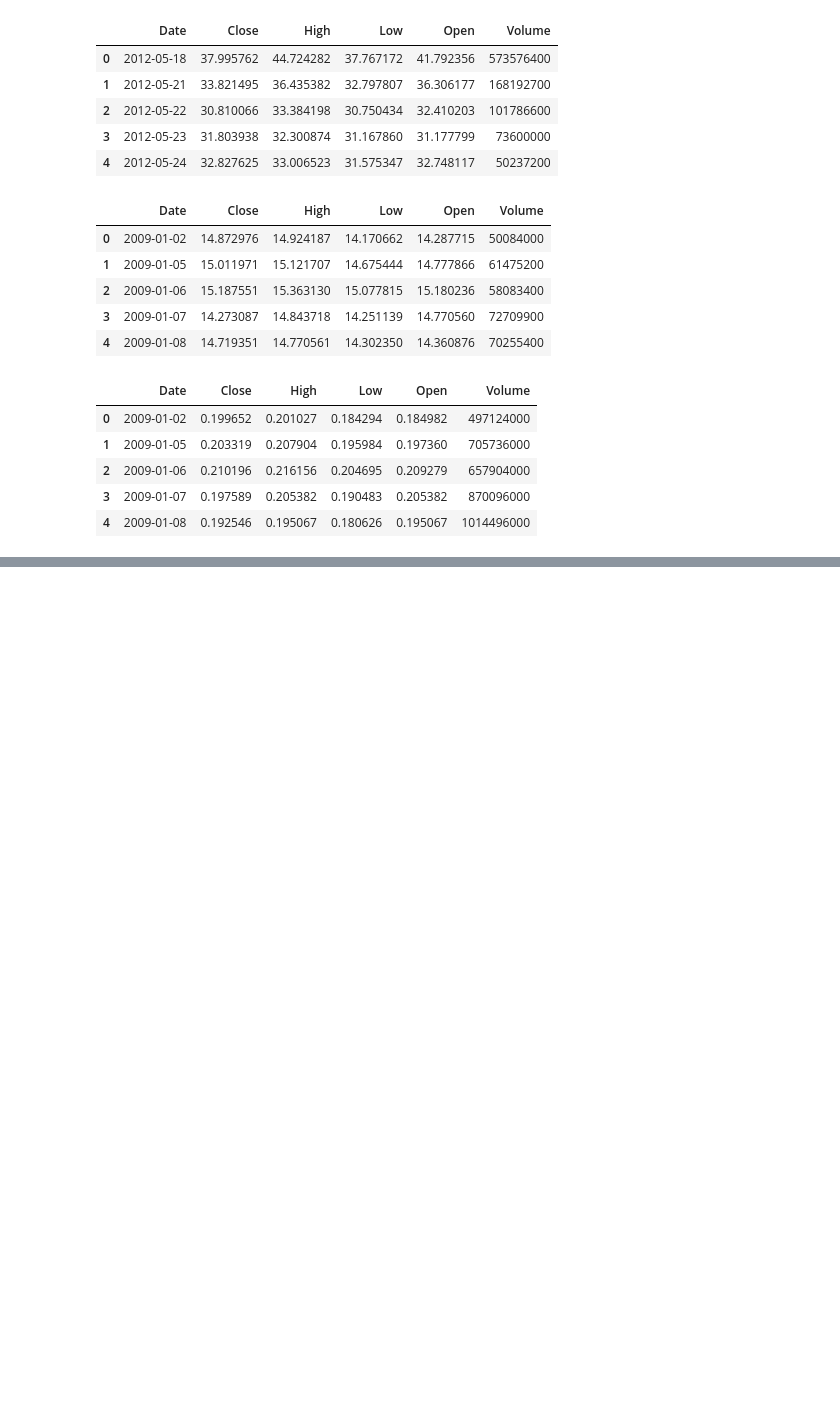
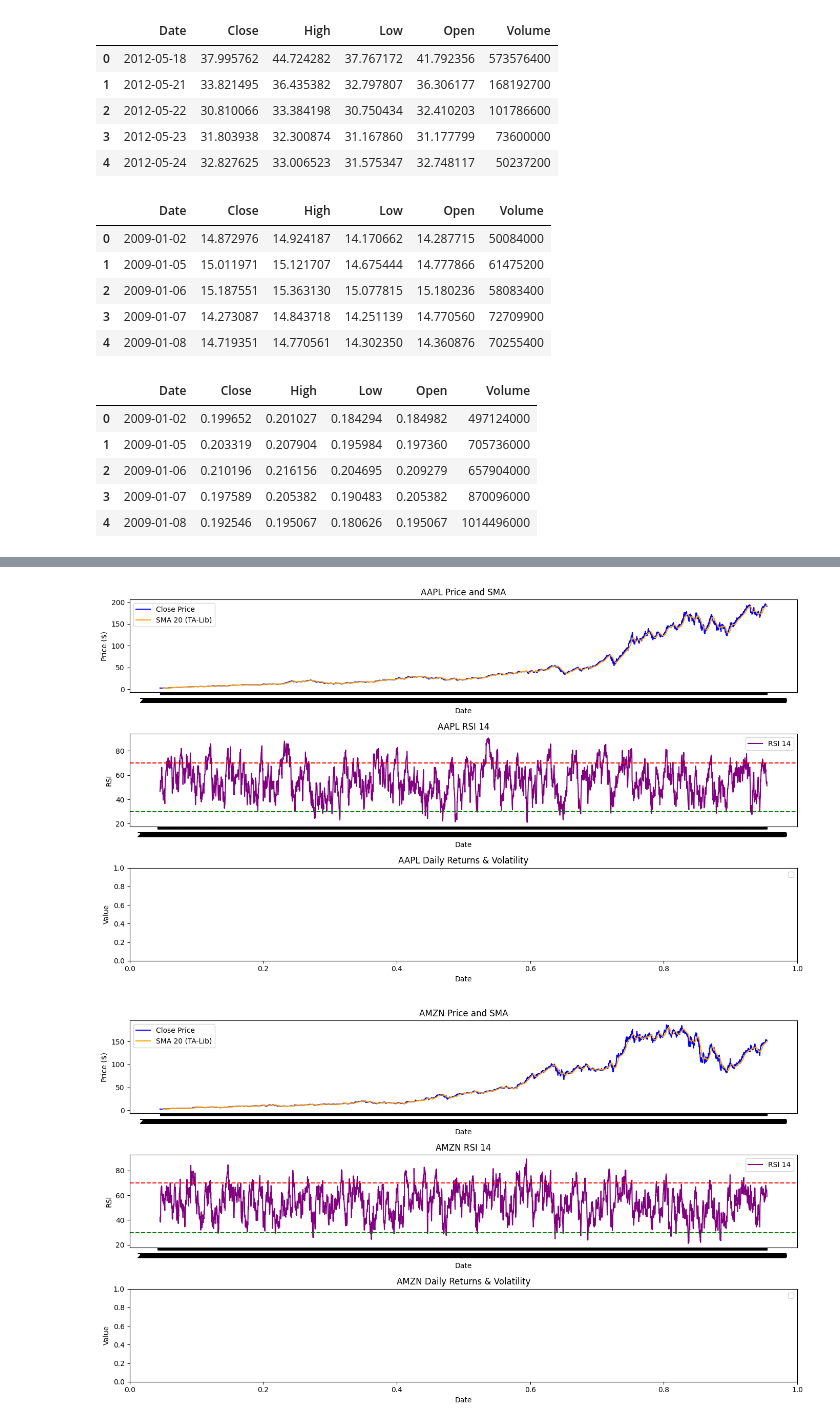
Before and after one commit to tse-coder/finansical_news_and_stock_price_integration, a Jupyter notebook: notebooks/02_stock_tech_indicators.ipynb, the cells around one changed output, grey strips where cells are left out. Saved outputs shown, nothing was run; the diff lists cells and outputs as text; code cells hidden in the pictures; blank space fills up the shorter version.

Commit message:
make financial matris and visualize

```diff
--- a/notebooks/02_stock_tech_indicators.ipynb
+++ b/notebooks/02_stock_tech_indicators.ipynb
@@ -189,0 +172,60 @@ display(fd_nvda.head())
+# %%
+# plot
+import matplotlib.pyplot as plt
+
+# Function to plot indicators for a single stock
+def plot_stock_indicators(df, stock_name):
+    plt.figure(figsize=(14,8))
+
+    # --- Price and SMA ---
+    plt.subplot(3,1,1)
+    plt.plot(df.index, df["Close"], label="Close Price", color="blue")
+    if "SMA_20" in df.columns:
+        plt.plot(df.index, df["SMA_20"], label="SMA 20 (TA-Lib)", color="orange")
+    if "SMA_20_pn" in df.columns:
+        plt.plot(df.index, df["SMA_20_pn"], label="SMA 20 (PyNance)", color="green")
+    plt.title(f"{stock_name} Price and SMA")
+    plt.xlabel("Date")
+    plt.ylabel("Price ($)")
+    plt.legend()
+
+    # --- RSI ---
+    plt.subplot(3,1,2)
+    if "RSI_14" in df.columns:
+        plt.plot(df.index, df["RSI_14"], label="RSI 14", color="purple")
+        plt.axhline(70, color="red", linestyle="--")
+        plt.axhline(30, color="green", linestyle="--")
+        plt.title(f"{stock_name} RSI 14")
+        plt.xlabel("Date")
+        plt.ylabel("RSI")
+        plt.legend()
+
+    # --- Daily Returns & Volatility ---
+    plt.subplot(3,1,3)
+    if "Daily_Returns" in df.columns:
+        plt.plot(df.index, df["Daily_Returns"], label="Daily Returns", color="blue")
+    if "Volatility_20" in df.columns:
+        plt.plot(df.index, df["Volatility_20"], label="Volatility 20", color="red")
+    plt.title(f"{stock_name} Daily Returns & Volatility")
+    plt.xlabel("Date")
+    plt.ylabel("Value")
+    plt.legend()
+
+    plt.tight_layout()
+    plt.show()
+
+# --- Plot for all 6 stocks ---
+stocks = {
+    "AAPL": fd_aapl,
+    "AMZN": fd_amzn,
+    "GOOG": fd_goog,
+    "META": fd_meta,
+    "MSFT": fd_msft,
+    "NVDA": fd_nvda
+}
+
+for name, df in stocks.items():
+    plot_stock_indicators(df, name)
+# %% [output]
+[figure, added]
+[figure, added]
```
Also changed, not shown: parts of 5 cells of this notebook, 5 other files.
